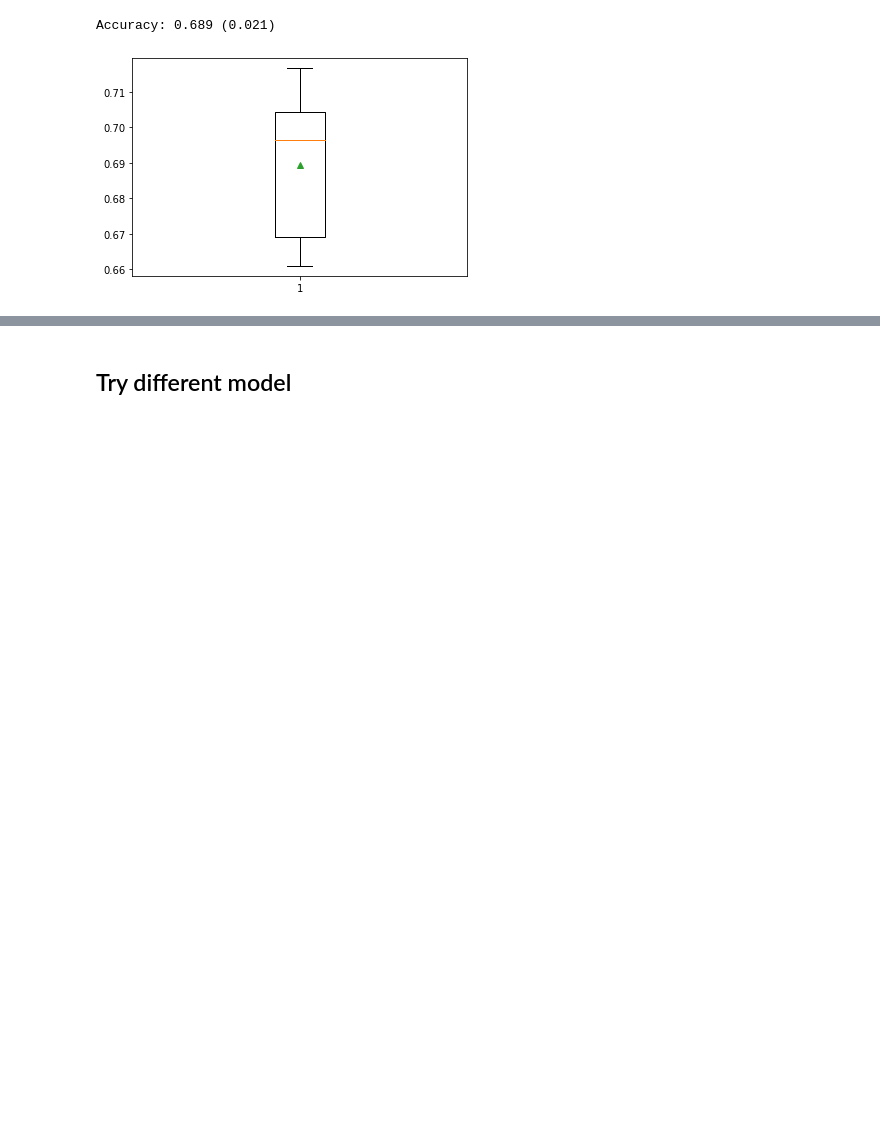
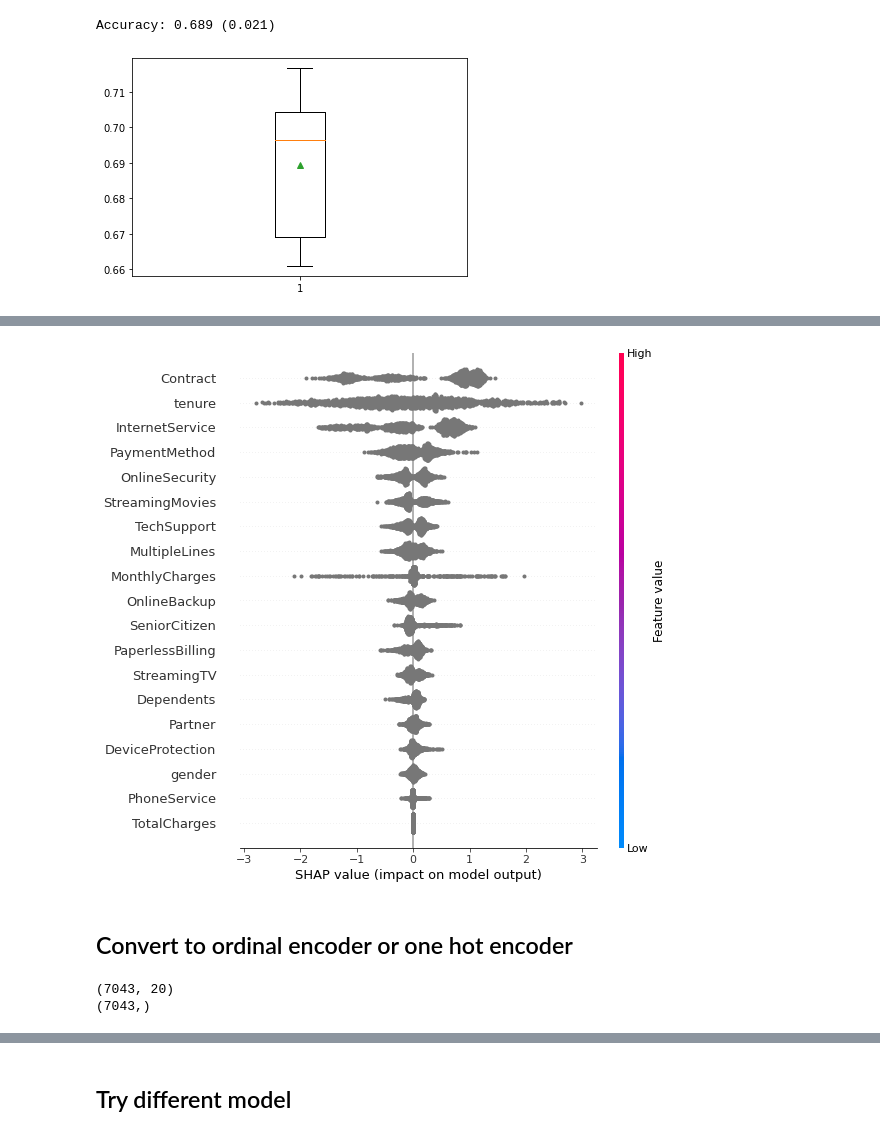
Before and after one commit to duybluemind1988/project_py, a Jupyter notebook: Churn/Churn_final.ipynb, the cells around one changed output, grey strips where cells are left out. Cells and saved outputs as stored; diff of their text form; code cells hidden in the pictures; blank space fills up the shorter version.

```diff
--- a/Churn/Churn_final.ipynb
+++ b/Churn/Churn_final.ipynb
@@ -460,0 +562,19 @@ pyplot.show()
+# %%
+shap.summary_plot(shap_values[1], X_test)
+# %% [output]
+[figure, added]
+# %% [markdown]
+## Convert to ordinal encoder or one hot encoder
+# %%
+X = df.drop(columns='Churn')
+y= df['Churn']
+print(X.shape)
+print(y.shape)
+X_train_a, X_test, y_train_a, y_test = model_selection.train_test_split(X,y, test_size=0.2,
+                                    random_state=2018, stratify=y)
+
+X_train, X_val, y_train, y_val = model_selection.train_test_split(X_train_a, y_train_a,test_size=0.2,
+                                    random_state=2018, stratify=y_train_a)
+# %% [output]
+(7043, 20)
+(7043,)
```
Also changed, not shown: parts of 28 cells of this notebook.
